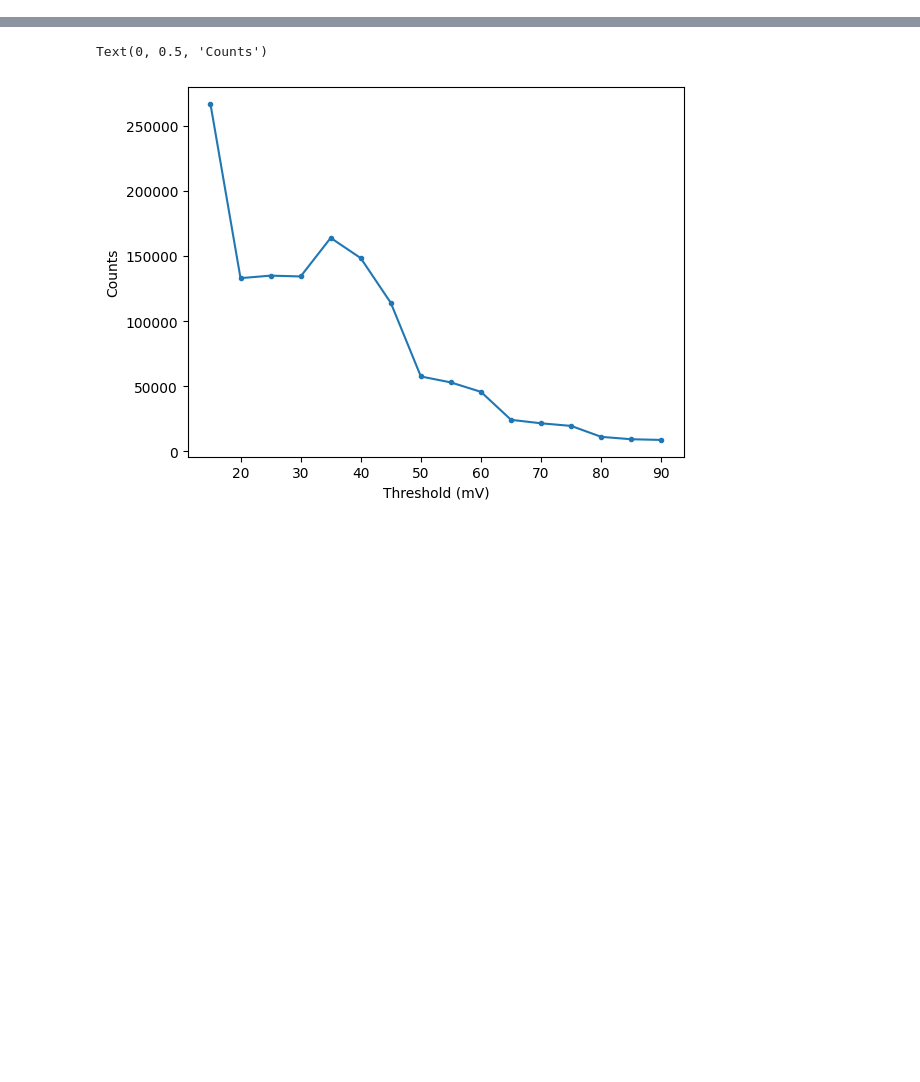
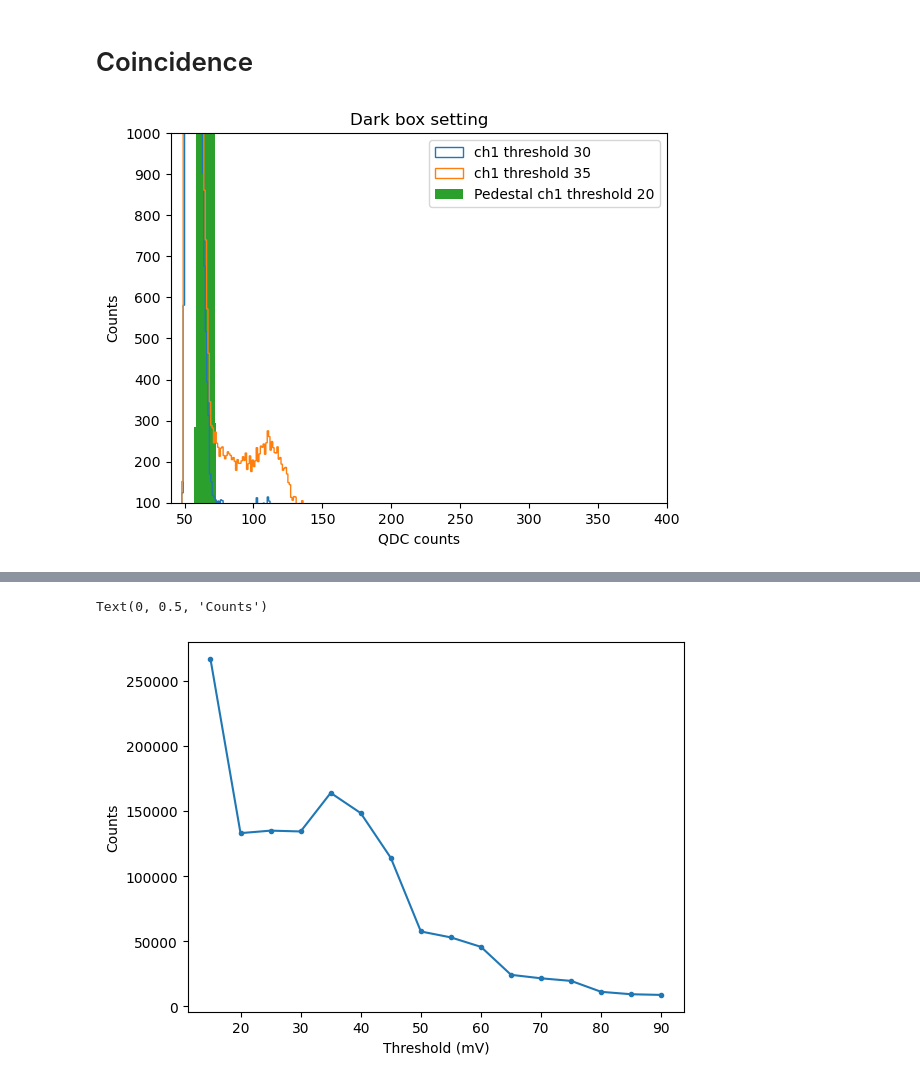
Before and after one commit to keiyinau/LabDataAnalysis, a Jupyter notebook: datas/dataset_may22/CsI_Measurement.ipynb, the cells around one changed output, grey strips where cells are left out. Drawn from its saved outputs; the diff is of its cells as text; code cells hidden in the pictures; blank space fills up the shorter version.

```diff
--- a/datas/dataset_may22/CsI_Measurement.ipynb
+++ b/datas/dataset_may22/CsI_Measurement.ipynb
@@ -80,0 +41,57 @@ plt.show()
+# %% [markdown]
+# Coincidence
+# %%
+import pandas as pd
+import numpy as np
+import matplotlib.pyplot as plt
+import os
+coincidence_ch0_20_ch1_15=pd.read_csv("CsI_Measurement/2channel_coincidence_ch0_20_ch1_10.txt",sep=" ")
+coincidence_ch0_20_ch1_20=pd.read_csv("CsI_Measurement/2channel_coincidence_ch0_20_ch1_20.txt",sep=" ")
+coincidence_ch0_20_ch1_25=pd.read_csv("CsI_Measurement/2channel_coincidence_ch0_20_ch1_25.txt",sep=" ")
+coincidence_ch0_20_ch1_30=pd.read_csv("CsI_Measurement/2channel_coincidence_ch0_20_ch1_30.txt",sep=" ")
+coincidence_ch0_20_ch1_35=pd.read_csv("CsI_Measurement/2channel_coincidence_ch0_20_ch1_35.txt",sep=" ")
+coincidence_ch0_20_ch1_40=pd.read_csv("CsI_Measurement/2channel_coincidence_ch0_20_ch1_40.txt",sep=" ")
+coincidence_ch0_20_ch1_45=pd.read_csv("CsI_Measurement/2channel_coincidence_ch0_20_ch1_45.txt",sep=" ")
+coincidence_ch0_20_ch1_50=pd.read_csv("CsI_Measurement/2channel_coincidence_ch0_20_ch1_50.txt",sep=" ")
+coincidence_ch0_20_ch1_55=pd.read_csv("CsI_Measurement/2channel_coincidence_ch0_20_ch1_55.txt",sep=" ")
+coincidence_ch0_20_ch1_60=pd.read_csv("CsI_Measurement/2channel_coincidence_ch0_20_ch1_60.txt",sep=" ")
+coincidence_ch0_20_ch1_65=pd.read_csv("CsI_Measurement/2channel_coincidence_ch0_20_ch1_65.txt",sep=" ")
+coincidence_ch0_20_ch1_70=pd.read_csv("CsI_Measurement/2channel_coincidence_ch0_20_ch1_70.txt",sep=" ")
+coincidence_ch0_20_ch1_75=pd.read_csv("CsI_Measurement/2channel_coincidence_ch0_20_ch1_75.txt",sep=" ")
+coincidence_ch0_20_ch1_80=pd.read_csv("CsI_Measurement/2channel_coincidence_ch0_20_ch1_80.txt",sep=" ")
+coincidence_ch0_20_ch1_85=pd.read_csv("CsI_Measurement/2channel_coincidence_ch0_20_ch1_85.txt",sep=" ")
+coincidence_ch0_20_ch1_90=pd.read_csv("CsI_Measurement/2channel_coincidence_ch0_20_ch1_90.txt",sep=" ")
+Pedestal=pd.read_csv("CsI_Measurement/2channel_pedestal_ch0_20_ch1_20.txt",sep=" ")
+channel_consideration="ch1"
+bins_num="auto"
+#datas=datas[channel_consideration]
+#legend_lines = [f"{stat}: {value:.2f}" for stat, value in desc.items()]
+#for i in legend_lines:
+#    plt.plot("",label=i)
+#plt.hist(coincidence_ch0_20_ch1_15[channel_consideration], bins=bins_num,histtype='step',label="ch1 threshold 15")
+#plt.hist(coincidence_ch0_20_ch1_20[channel_consideration], bins=bins_num,histtype='step',label="ch1 threshold 20")
+#plt.hist(coincidence_ch0_20_ch1_25[channel_consideration], bins=bins_num,histtype='step',label="ch1 threshold 25")
+plt.hist(coincidence_ch0_20_ch1_30[channel_consideration], bins=bins_num,histtype='step',label="ch1 threshold 30")
+plt.hist(coincidence_ch0_20_ch1_35[channel_consideration], bins=bins_num,histtype='step',label="ch1 threshold 35")
+#plt.hist(coincidence_ch0_20_ch1_40[channel_consideration], bins=bins_num,histtype='step',label="ch1 threshold 40")
+#plt.hist(coincidence_ch0_20_ch1_45[channel_consideration], bins=bins_num,histtype='step',label="ch1 threshold 45")
+#plt.hist(coincidence_ch0_20_ch1_50[channel_consideration], bins=bins_num,histtype='step',label="ch1 threshold 50")
+#plt.hist(coincidence_ch0_20_ch1_55[channel_consideration], bins=bins_num,histtype='step',label="ch1 threshold 55")
+#plt.hist(coincidence_ch0_20_ch1_60[channel_consideration], bins=bins_num,histtype='step',label="ch1 threshold 60")
+#plt.hist(coincidence_ch0_20_ch1_65[channel_consideration], bins=bins_num,histtype='step',label="ch1 threshold 65")
+#plt.hist(coincidence_ch0_20_ch1_70[channel_consideration], bins=bins_num,histtype='step',label="ch1 threshold 70")
+#plt.hist(coincidence_ch0_20_ch1_75[channel_consideration], bins=bins_num,histtype='step',label="ch1 threshold 75")
+#plt.hist(coincidence_ch0_20_ch1_80[channel_consideration], bins=bins_num,histtype='step',label="ch1 threshold 80")
+#plt.hist(coincidence_ch0_20_ch1_85[channel_consideration], bins=bins_num,histtype='step',label="ch1 threshold 85")
+#plt.hist(coincidence_ch0_20_ch1_90[channel_consideration], bins=bins_num,histtype='step',label="ch1 threshold 90")
+plt.hist(Pedestal[channel_consideration], bins=bins_num,label="Pedestal ch1 threshold 20")
+plt.title("Dark box setting")
+plt.xlabel("QDC counts")
+plt.ylabel("Counts")
+plt.xlim(40,400)
+plt.ylim(100,
+         1000)
+plt.legend()
+plt.show()
+# %% [output]
+[figure, new version]
```
Also changed, not shown: parts of 6 cells of this notebook, 1 other file.
